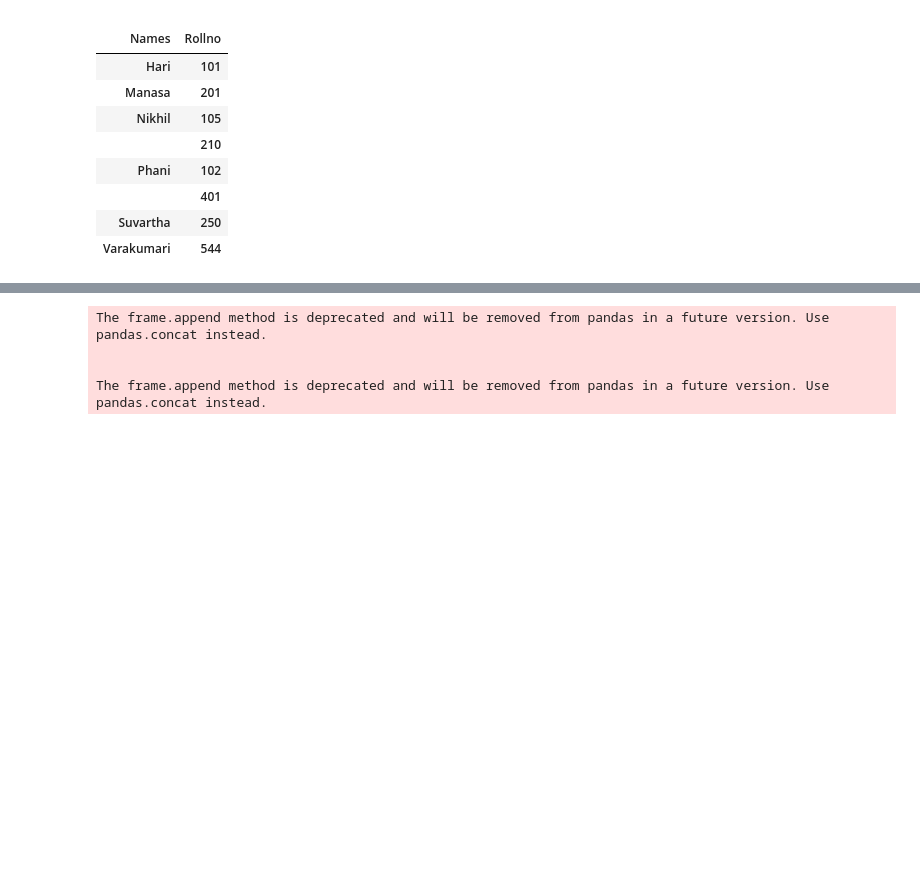
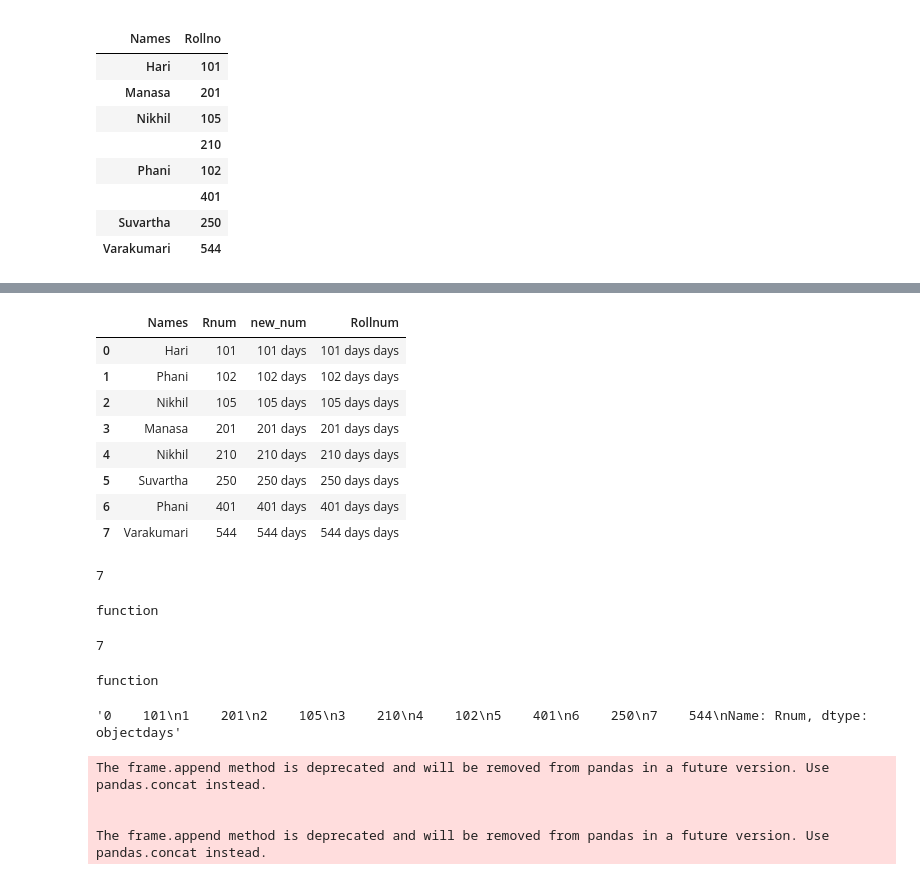
Before and after one commit to funnyPhani/Hari-Anna, a Jupyter notebook: Plotly.ipynb, the cells around one changed output, grey strips where cells are left out. Drawn from its saved outputs; the diff is of its cells as text; code cells hidden in the pictures; blank space fills up the shorter version.

```diff
--- a/Plotly.ipynb
+++ b/Plotly.ipynb
@@ -101,3 +233,40 @@ df
+# %%
+df.sort_values(['Rnum'],inplace=True)
+# %%
+df.reset_index(drop = True)
+# %% [output]
+|  | Names | Rnum | new_num | Rollnum |
+| 0 | Hari | 101 | 101 days | 101 days days |
+| 1 | Phani | 102 | 102 days | 102 days days |
+| 2 | Nikhil | 105 | 105 days | 105 days days |
+| 3 | Manasa | 201 | 201 days | 201 days days |
+| 4 | Nikhil | 210 | 210 days | 210 days days |
+| 5 | Suvartha | 250 | 250 days | 250 days days |
+| 6 | Phani | 401 | 401 days | 401 days days |
+| 7 | Varakumari | 544 | 544 days | 544 days days |
+# %%
+def add(a,b):
+    return a+b
+add(2,5)
+# %% [output]
+7
+# %%
+type(add)
+# %% [output]
+function
+# %%
+a = lambda x,y:x+y
+a(2,5)
+# %% [output]
+7
+# %%
+type(a)
+# %% [output]
+function
+# %%
+df["Rnum"][0]
+# %% [output]
+'0    101\n1    201\n2    105\n3    210\n4    102\n5    401\n6    250\n7    544\nName: Rnum, dtype: objectdays'
 # %%
 df.to_excel("text.xlsx",index = True)
 # %%
```
Also changed, not shown: parts of 12 cells of this notebook.
